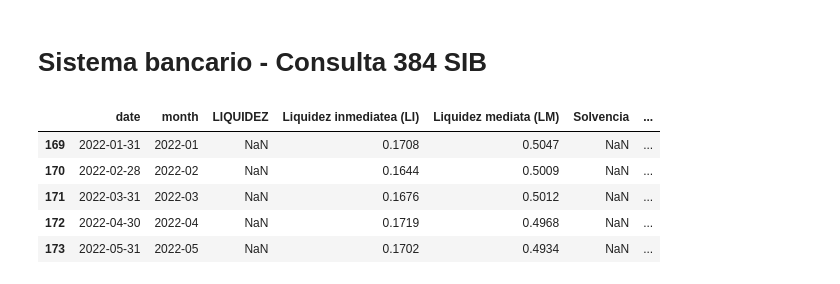
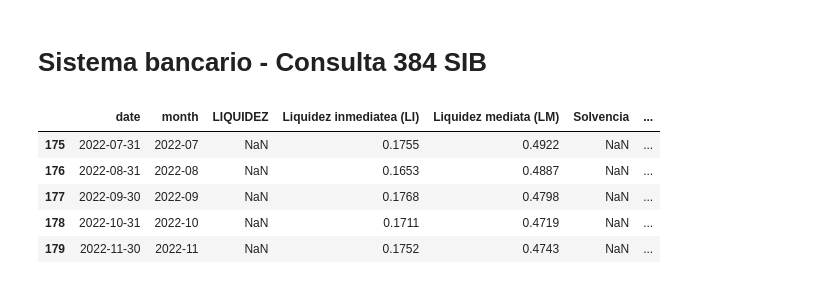
Before and after one commit to UFM-Market-Trends/UFM-Market-Trends-SDK, a Jupyter notebook: examples/5_Sistema_bancario_consulta_384_SIB.ipynb, the cells around one changed output. Drawn from its saved outputs; the diff is of its cells as text; code cells hidden in the pictures.

```diff
--- a/examples/5_Sistema_bancario_consulta_384_SIB.ipynb
+++ b/examples/5_Sistema_bancario_consulta_384_SIB.ipynb
@@ -42,7 +48,7 @@ Updated property [core/project].
 # https://pandas.pydata.org/pandas-docs/stable/reference/api/pandas.DataFrame.apply.html
 # Capitalización sistema bancario
 
-banks_capitalization_raw_link = "https://storage.googleapis.com/ufm-market-trends/guatemala/sistema-bancario/super-intendencia-bancos/indicadores-financieros-instituciones-bancarias/descarga-sib-consulta-384/2022-05-Indicadores-Financieros-de-Instituciones-Bancarias-SIB-Consulta_384.xls"
+banks_capitalization_raw_link = "https://storage.googleapis.com/ufm-market-trends/guatemala/sistema-bancario/super-intendencia-bancos/indicadores-financieros-instituciones-bancarias/descarga-sib-consulta-384/2022-11-Indicadores-Financieros-de-Instituciones-Bancarias-SIB-Consulta_384.xls"
 
 download = requests.get(banks_capitalization_raw_link).content
 '''
@@ -91,38 +97,38 @@ LIQUIDITY = "LIQUIDEZ"
 IMMEDIATE_LIQUIDITY = "Liquidez inmediatea (LI)"
 MEDIUM_LIQUIDITY = "Liquidez mediata (LM)"
 SOLVENCY = "Solvencia"
 EQUITY_ASSET_RATIO = "Patrimonio con relación a activos (PA)"
 EQUITY_LOANS_RATIO = "Patrimonio con relación a créditos (PCC)"
 EQUITY_DEPOSITS_RATIO = "Patrimonio con relación a las captaciones (PCA)"
 CAPITAL_ADEQUACY_RATIO = "Adecuación de capital (AC)"
 BANKING_SYSTEM_COME = "Calce de operaciones ME con relación al patrimonio computable (COME)"
 PROFITABILITY = "Rentabilidad"
 RETURN_ON_EQUITY = "Rendimiento sobre patrimonio (ROE)"
 RETURN_ON_ASSETS = "Rendimiento sobre activos (ROA)"
 EFFICIENCY_OVER_ASSETS = "Eficiencia sobre activos"
 BANKS_EFFICIENCY = "Eficiencia (EF)"
 ASSETS_QUALITY = "CALIDAD DE ACTIVOS"
 NON_PERFORMING_LOANS = "Cartera de créditos vencida con relación a cartera de créditos bruta (CVC)"
 BANKS_COVERAGE_RATIO = "Cobertura de cartera de créditos en riesgo (CCR)"
 
 banks_capitalization_dataframe.columns = ["date", "month", LIQUIDITY,
                                        IMMEDIATE_LIQUIDITY, MEDIUM_LIQUIDITY,
                                        SOLVENCY, EQUITY_ASSET_RATIO,
                                        EQUITY_LOANS_RATIO, EQUITY_DEPOSITS_RATIO,
                                        CAPITAL_ADEQUACY_RATIO, BANKING_SYSTEM_COME,
                                        PROFITABILITY, RETURN_ON_EQUITY, RETURN_ON_ASSETS,
                                        EFFICIENCY_OVER_ASSETS, BANKS_EFFICIENCY,
                                        ASSETS_QUALITY, NON_PERFORMING_LOANS,
                                        BANKS_COVERAGE_RATIO]
 
 banks_capitalization_dataframe.iloc[-5:]
 # %% [output]
 |  | date | month | LIQUIDEZ | Liquidez inmediatea (LI) | Liquidez mediata (LM) | Solvencia | ... |
-| 169 | 2022-01-31 | 2022-01 | NaN | 0.1708 | 0.5047 | NaN | ... |
-| 170 | 2022-02-28 | 2022-02 | NaN | 0.1644 | 0.5009 | NaN | ... |
-| 171 | 2022-03-31 | 2022-03 | NaN | 0.1676 | 0.5012 | NaN | ... |
-| 172 | 2022-04-30 | 2022-04 | NaN | 0.1719 | 0.4968 | NaN | ... |
-| 173 | 2022-05-31 | 2022-05 | NaN | 0.1702 | 0.4934 | NaN | ... |
+| 175 | 2022-07-31 | 2022-07 | NaN | 0.1755 | 0.4922 | NaN | ... |
+| 176 | 2022-08-31 | 2022-08 | NaN | 0.1653 | 0.4887 | NaN | ... |
+| 177 | 2022-09-30 | 2022-09 | NaN | 0.1768 | 0.4798 | NaN | ... |
+| 178 | 2022-10-31 | 2022-10 | NaN | 0.1711 | 0.4719 | NaN | ... |
+| 179 | 2022-11-30 | 2022-11 | NaN | 0.1752 | 0.4743 | NaN | ... |
 # %%
 banks_capitalization_csv = "Indicadores-Financieros-Instituciones-Bancarias-Consulta-384.csv"
 banks_capitalization_dataframe.to_csv(banks_capitalization_csv, index=False)
```
Also changed, not shown: parts of 2 cells of this notebook.
